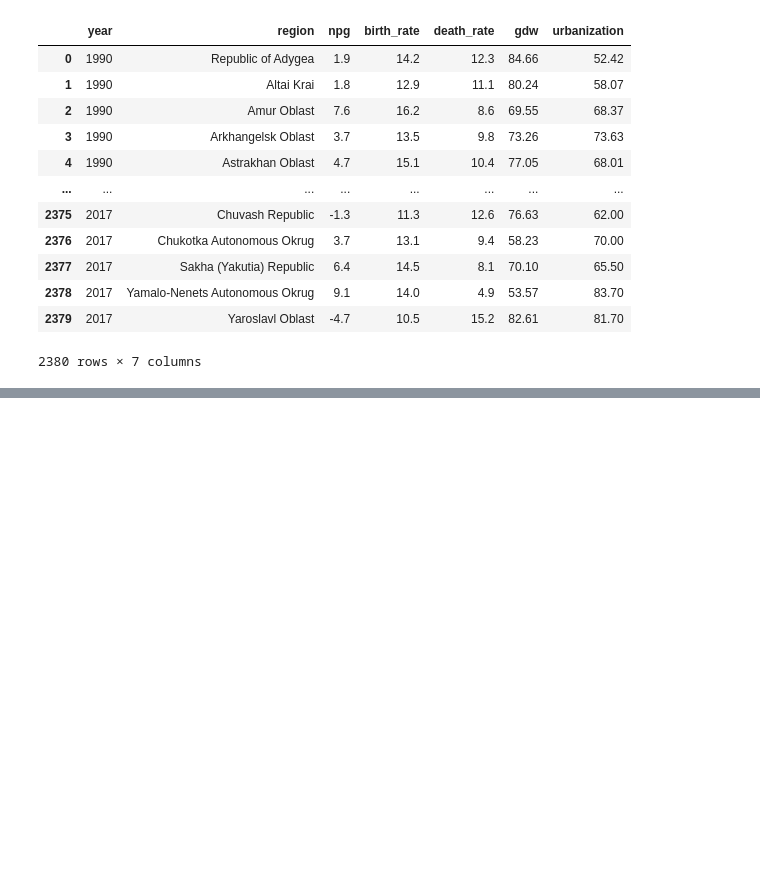
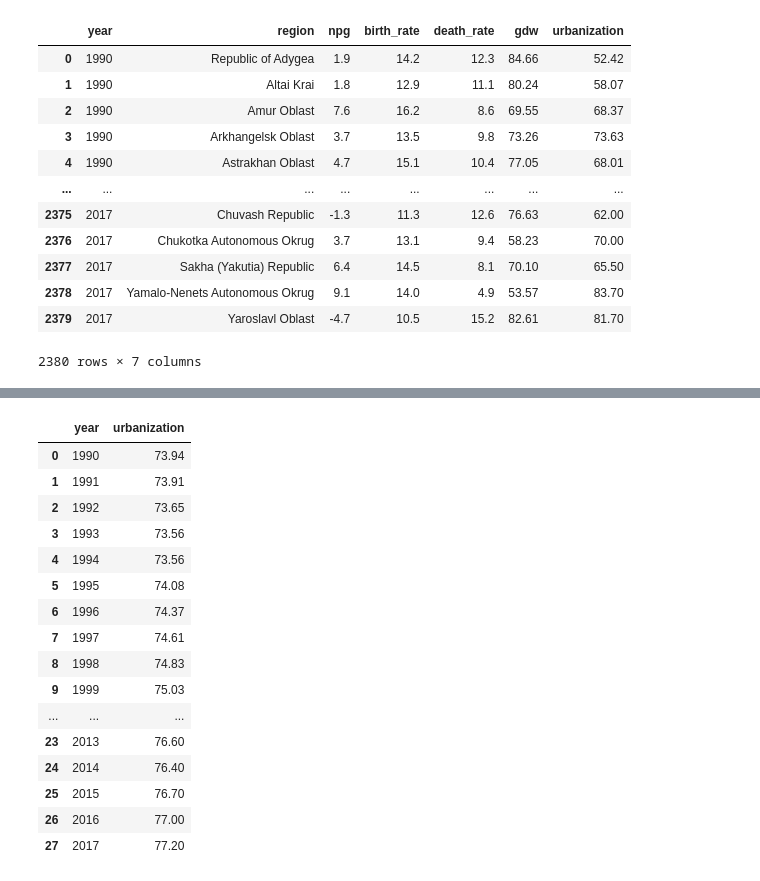
Before and after one commit to ArinaFedotova/APL.lab4, a Jupyter notebook: lab4.ipynb, the cells around one changed output, grey strips where cells are left out. Cells and saved outputs as stored; diff of their text form; code cells hidden in the pictures; blank space fills up the shorter version.

```diff
--- a/lab4.ipynb
+++ b/lab4.ipynb
@@ -157,0 +38,27 @@ df_urb_npg
+# %%
+# urban_mean = df.groupby(by = 'year', )['urbanization'].mean()
+urban_mean = df.copy()
+urban_mean = urban_mean[(urban_mean.region == 'Krasnoyarsk Krai')].reset_index()
+urban_mean = urban_mean.drop(columns=['npg', 'region', 'birth_rate', 'death_rate', 'gdw', 'index'])
+column_names = urban_mean.columns
+urban_mean = urban_mean.dropna()
+urban_mean = pd.DataFrame(urban_mean, columns = column_names)
+urban_mean
+# %% [output]
+|  | year | urbanization |
+| 0 | 1990 | 73.94 |
+| 1 | 1991 | 73.91 |
+| 2 | 1992 | 73.65 |
+| 3 | 1993 | 73.56 |
+| 4 | 1994 | 73.56 |
+| 5 | 1995 | 74.08 |
+| 6 | 1996 | 74.37 |
+| 7 | 1997 | 74.61 |
+| 8 | 1998 | 74.83 |
+| 9 | 1999 | 75.03 |
+| ... | ... | ... |
+| 23 | 2013 | 76.60 |
+| 24 | 2014 | 76.40 |
+| 25 | 2015 | 76.70 |
+| 26 | 2016 | 77.00 |
+| 27 | 2017 | 77.20 |
```
Also changed, not shown: parts of 21 cells of this notebook.
